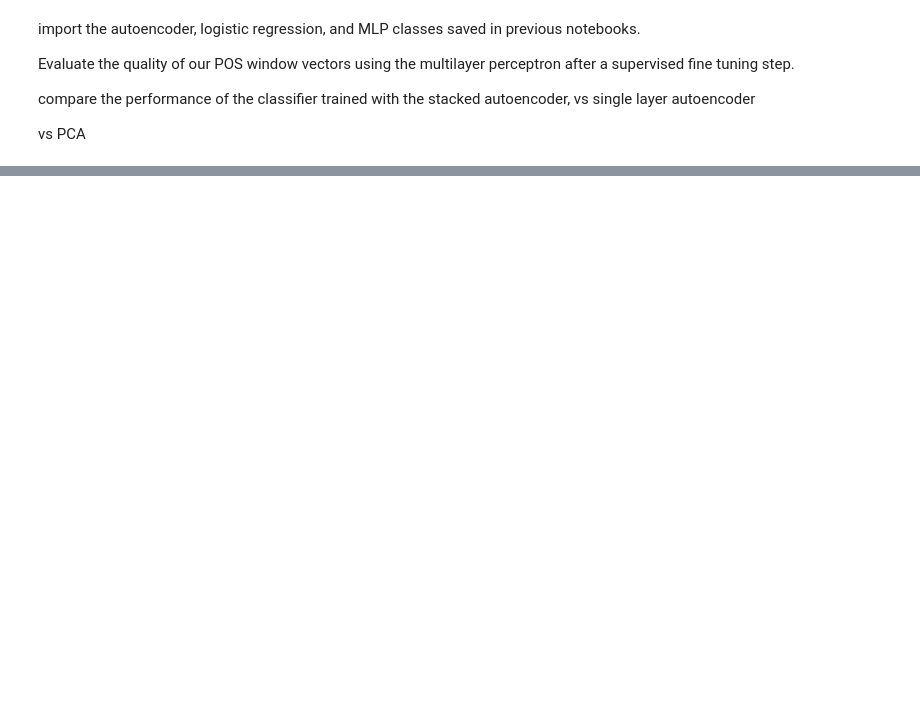
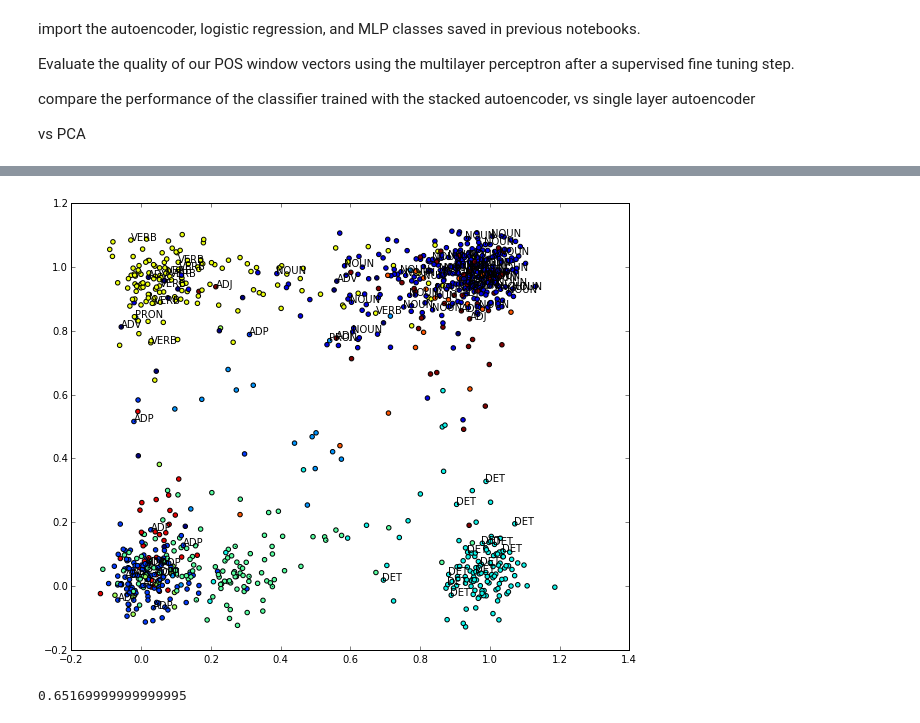
Before and after one commit to chrishokamp/dl4mt_exercises, a Jupyter notebook: notebooks/day1/stacked_autoencoder.ipynb, the cells around one changed output, grey strips where cells are left out. Drawn from its saved outputs; the diff is of its cells as text; code cells hidden in the pictures; blank space fills up the shorter version.

```diff
--- a/notebooks/day1/stacked_autoencoder.ipynb
+++ b/notebooks/day1/stacked_autoencoder.ipynb
@@ -410,8 +419,8 @@ def test_SdA(finetune_lr=0.1, pretraining_epochs=15,
     sda = SdA(
         numpy_rng=numpy_rng,
         n_ins=n_ins,
-#         hidden_layers_sizes=[1000, 1000, 1000],
-        hidden_layers_sizes=[1000, 300, 100, 2],
+#         hidden_layers_sizes=[1000, 500, 100],
+        hidden_layers_sizes=[1000, 500, 100, 2],
         n_outs=n_outs
     )
 
@@ -428,6 +437,7 @@ def test_SdA(finetune_lr=0.1, pretraining_epochs=15,
 
     # TODO: move this into function parameterization
     corruption_levels = [.1, .2, .3, .3]
+#     corruption_levels = [.1, .2, .3]
     for i in xrange(sda.n_layers):
         # go through pretraining epochs
         for epoch in xrange(pretraining_epochs):
@@ -458,7 +468,7 @@ def test_SdA(finetune_lr=0.1, pretraining_epochs=15,
         learning_rate=finetune_lr
     )
 
-    print '... finetunning the model'
+    print '... finetuning the model'
     # early-stopping parameters
     patience = 10 * n_train_batches  # look as this many examples regardless
     patience_increase = 2.  # wait this much longer when a new best is
@@ -595,39 +586,50 @@ Optimization complete with best validation score of 35.080000 %, on iteration 10
 # %%
-# TODO: make the dev and test data loadable in the same way as the training data below
-
+# For this part to make sense, the final autoencoder output dim needs to be = 2
 # make a theano function to get predictions from a trained model
 training_data = theano.tensor.matrix('training_X')
-# predictions = classifier.get_encoding(training_data)
-predictions = classifier.predict(training_data)
 
-get_predictions = theano.function([training_data], predictions)
+embeddings = classifier.get_embedding(training_data)
+
+get_predictions = theano.function([training_data], embeddings)
 # %%
 # get predictions and evaluate
-p = get_predictions(train_dataset[0].get_value())
+x_embeddings = get_predictions(train_dataset[0].get_value())
 # %%
-%matplotlib qt
+# uncomment if you want to be able to zoom and pan
+# %matplotlib qt
 
 import numpy as np
 import matplotlib.pyplot as plt
 import matplotlib.cm as cm
 
 # get train_y without the cast
 train_y = prep_dataset(POS_DATASET_PATH, VECTOR_INDEX_PATH, which_sets=['train'],
                        cast_y=False, cutoff=CUTOFF)[1].get_value().astype('int32')
 
 # TODO: Set this at the top of the notebook -- this is the visualization cutoff, not the training cutoff
 CUTOFF_BEGIN=0
-CUTOFF_END=3000
+CUTOFF_END=1000
 
-# TODO: this method of visualizing the labels loses the class tags -- we want to know which color is which
+
 y_vals = train_y[CUTOFF_BEGIN:CUTOFF_END]
+y_class_names = [corpus_indices['idx2tag'][idx] for idx in y_vals]
 norm_y_vals = y_vals / float(np.amax(y_vals))
 
 jitter1 = np.random.normal(loc=0.0, scale=0.05, size=CUTOFF_END-CUTOFF_BEGIN)
 jitter2 = np.random.normal(loc=0.0, scale=0.05, size=CUTOFF_END-CUTOFF_BEGIN)
-x1 = p[CUTOFF_BEGIN:CUTOFF_END,0] + jitter1
-x2 = p[CUTOFF_BEGIN:CUTOFF_END,1] + jitter2
+x1 = x_embeddings[CUTOFF_BEGIN:CUTOFF_END,0] + jitter1
+x2 = x_embeddings[CUTOFF_BEGIN:CUTOFF_END,1] + jitter2
 
+fig, ax = plt.subplots()
+# ax.scatter(z, y)
 
-plt.scatter(x1, x2, c=norm_y_vals, s=20)
+ax.scatter(x1, x2, c=norm_y_vals, s=20)
+for i, txt in enumerate(zip(x1,x2)):
+    if i % 10 == 0:
+        ax.annotate(y_class_names[i], (x1[i],x2[i]))
+
+# if you just want to show the plot without labels
+# plt.scatter(x1, x2, c=norm_y_vals, s=20)
 plt.show()
+# %% [output]
+[figure, added]
@@ -633,0 +661,4 @@ plt.show()
+# %%
+sum([y==p for y,p in zip(predictions, test_y)]) / float(len(predictions))
+# %% [output]
+0.65169999999999995
```
Also changed, not shown: parts of 7 cells of this notebook, 6 other files.
